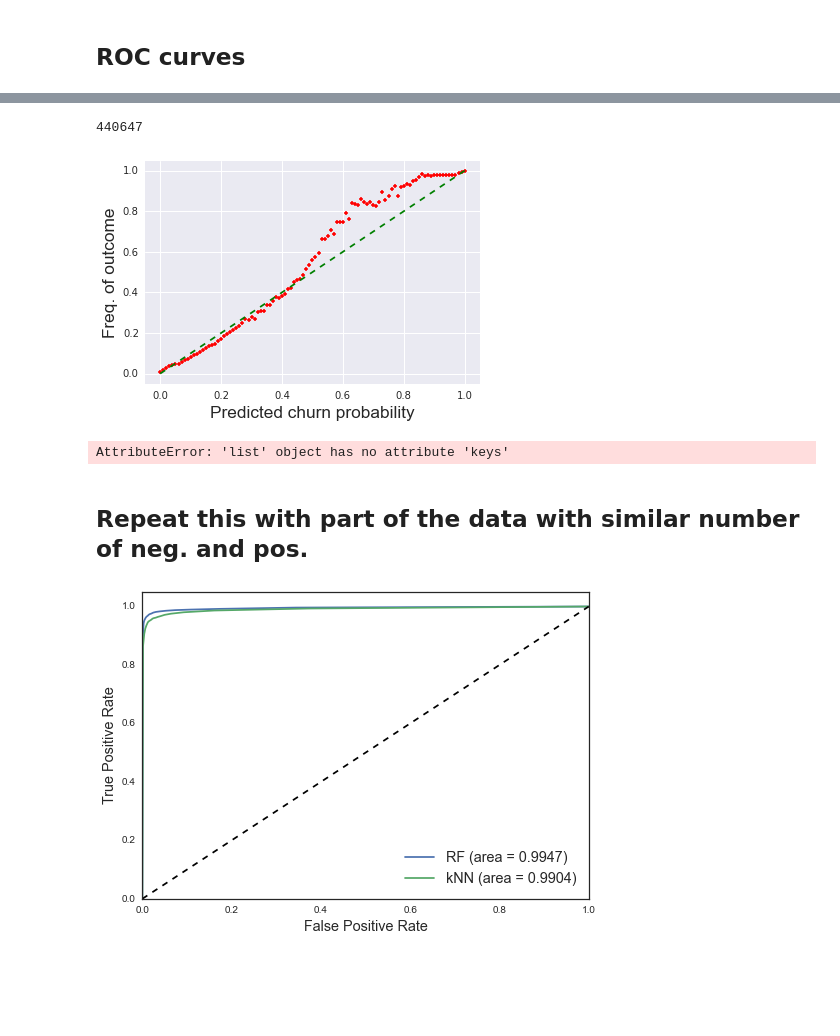
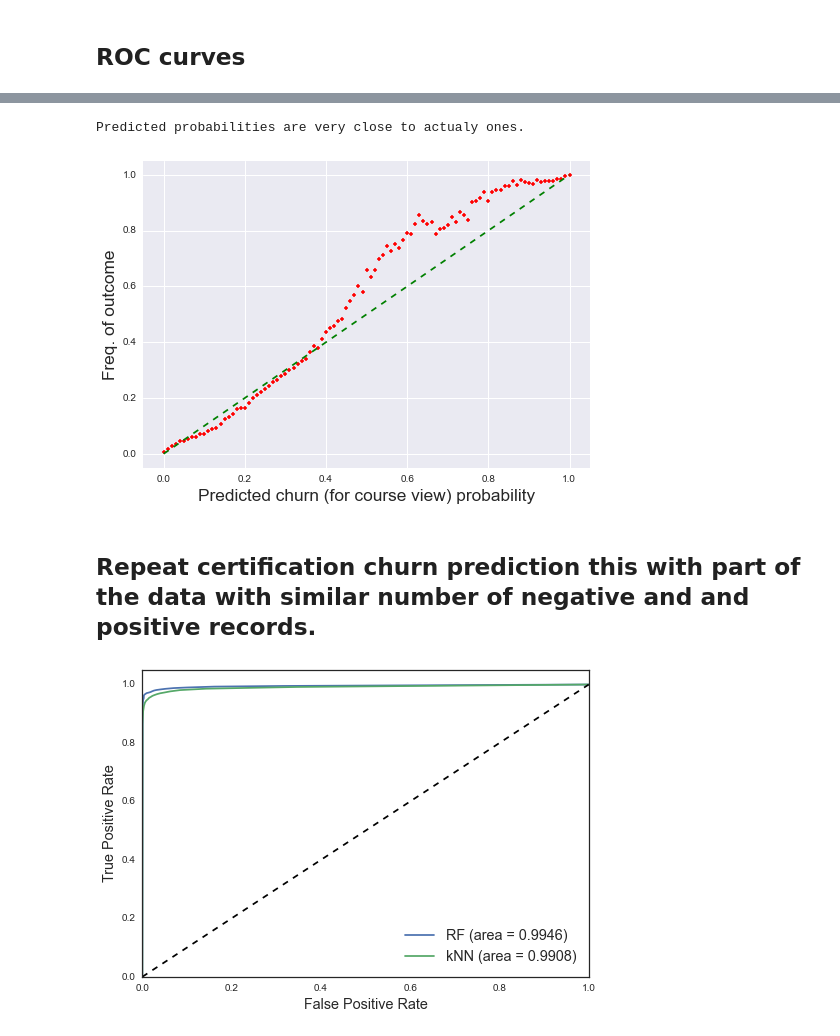
Before and after one commit to hadi-ds/mooc, a Jupyter notebook: Learning.ipynb, the cells around one changed output, grey strips where cells are left out. Cells and saved outputs as stored; diff of their text form; code cells hidden in the pictures; blank space fills up the shorter version.

```diff
--- a/Learning.ipynb
+++ b/Learning.ipynb
@@ -246,10 +231,13 @@ def plot_confusion_matrix(confusion_matrices):
 # %% [markdown]
 ## Recall and precision
 # %%
+sns.set_style('white')
+plot_confusion_matrix(rf_conf)
+print "\n"
+
 rf_conf = confusion_matrices[0][1]
-print "RF:  \"recall=%.5f, precision=%.5f\"\n" % (float(rf_conf[1][1])/
+print "Recall and precesion of random forrest classifier:  \"recall=%.3f, precision=%.3f\"\n" % (float(rf_conf[1][1])/
                                                   (rf_conf[1][1]+rf_conf[1][0]),
                                                   float(rf_conf[1][1])/(rf_conf[1][1]+rf_conf[0][1]))
-
 #print "SVC: \"recall=%.5f, precision=%.5f\"\n" % (float(svc_conf[1][1])/(svc_conf[1][1]+svc_conf[1][0]), float(svc_conf[1][1])/(svc_conf[1][1]+svc_conf[0][1]))
 # %% [output]
@@ -318,8 +248,8 @@ RF:  "recall=0.99674, precision=0.99824"
 # %%
 df_view = df.copy()
-view = df['viewed']
+is_view = df['viewed']
 del df_view['viewed'], df_view['explored'], df_view['nevents'], df_view['ndays_act'], df_view['nplay_video']
-del df_view['nchapters'], df_view['nforum_posts']#, df_view['weeks/duration']
+del df_view['nchapters'], df_view['nforum_posts']
 # %%
 df_view.head()
 # %% [output]
@@ -415,8 +327,11 @@ Index([u'LoE_DI', u'gender', u'subject', u'instructor', u'no_courses',
 # %%
+sns.set_style('white')
+plot_confusion_matrix(rf_conf)
+print "\n"
+
 rf_conf = confusion_matrices[0][1]
-print "RF:  \"accuracy=%.5f, recall=%.5f, precision=%.5f\"\n" % (float(rf_conf[0][0]+rf_conf[1][1])/sum(rf_conf), float(rf_conf[1][1])/
+print "Recall and precesion of random forrest classifier:  \"recall=%.3f, precision=%.3f\"\n" % (float(rf_conf[1][1])/
                                                   (rf_conf[1][1]+rf_conf[1][0]),
                                                   float(rf_conf[1][1])/(rf_conf[1][1]+rf_conf[0][1]))
-
 #print "SVC: \"recall=%.5f, precision=%.5f\"\n" % (float(svc_conf[1][1])/(svc_conf[1][1]+svc_conf[1][0]), float(svc_conf[1][1])/(svc_conf[1][1]+svc_conf[0][1]))
 # %% [output]
@@ -549,32 +430,25 @@ for prob in counts.index:
         true_prob[prob] = np.mean(is_churn[pred_churn == prob])
-# %%
-sum(counts.values)
-# %% [output]
-440647
 # %%
 import collections
 prob = collections.OrderedDict(sorted(true_prob.items()))
 
 import seaborn as sns
 sns.set_style('darkgrid')
 
 #plt.plot(od.keys(), od.values(), color='b', markersize=12)
 plt.xlim([-.05,1.05])
 plt.ylim([-.05,1.05])
-#plt.scatter(prob.keys(), prob.values(), s=10, edgecolors='r')
 plt.plot(prob.keys(), prob.values(), '.', c='r')
 plt.plot([0, 1], [0, 1], 'k--', c='g');
-plt.xlabel('Predicted churn probability', fontsize = 'xx-large')
+plt.xlabel('Predicted churn (for course view) probability', fontsize = 'xx-large')
 plt.ylabel('Freq. of outcome', fontsize = 'xx-large')
 plt.savefig('prob.eps', format='eps')
+print "\nPredicted probabilities are very close to actualy ones. "
 # %% [output]
+Predicted probabilities are very close to actualy ones.
-[figure, old version]
+[figure, new version]
-# %%
-true_prob.keys()
-# %% [output]
-AttributeError: 'list' object has no attribute 'keys'
 # %% [markdown]
-## Repeat this with part of the data with similar number of neg. and pos.
+## Repeat certification churn prediction this with part of the data with similar number of negative and and positive records.
 # %%
 pos_to_neg = 1.5
 
```
Also changed, not shown: parts of 61 cells of this notebook.
